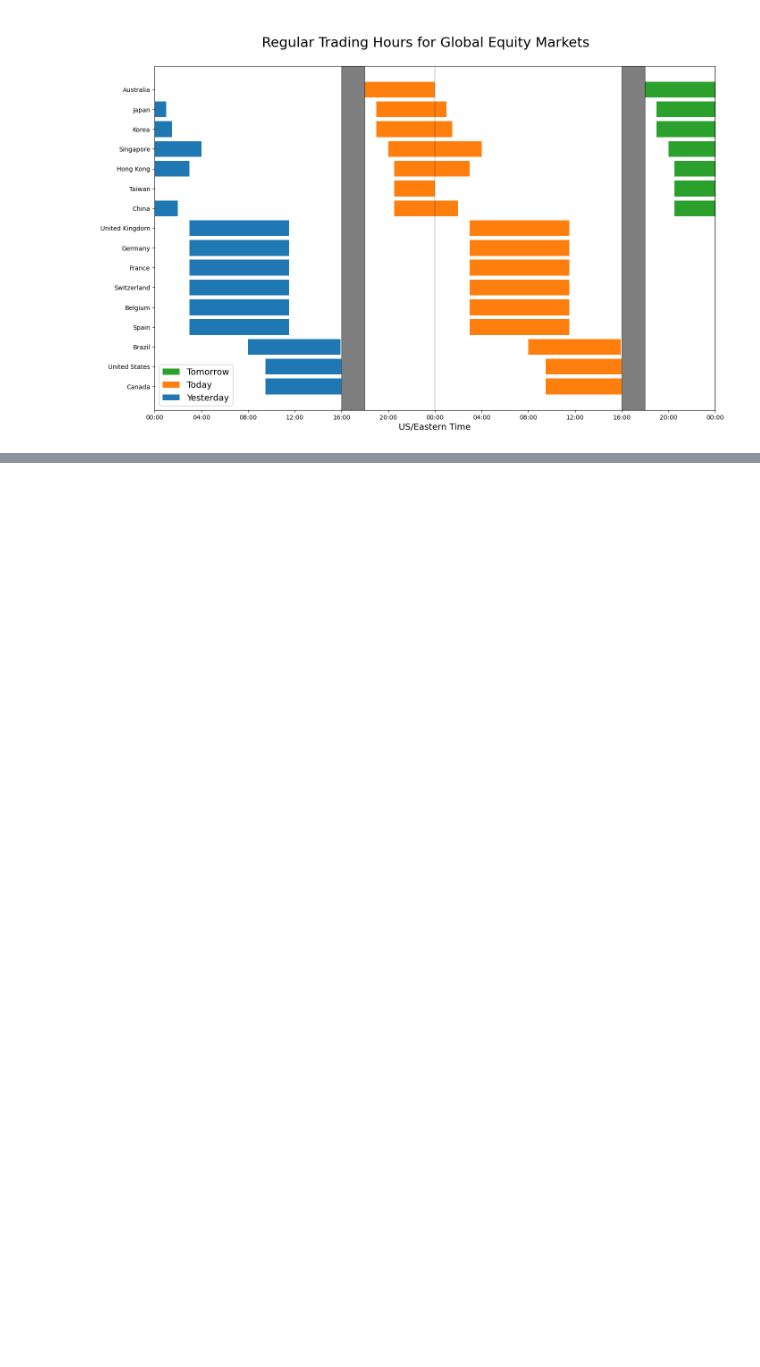
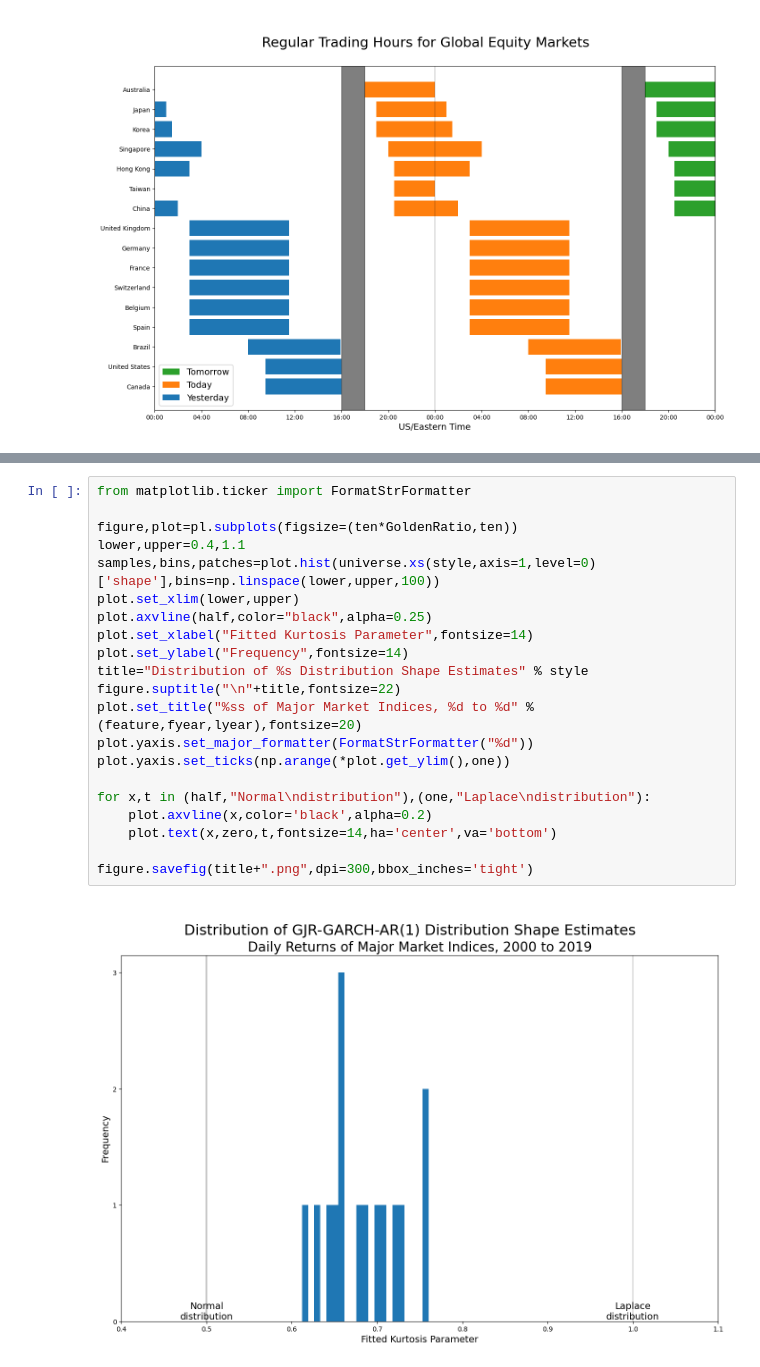
Before and after one commit to Farmhouse121/Wilmott-Articles, a Jupyter notebook: Other_Countries.ipynb, the cells around one changed output, grey strips where cells are left out. Drawn from its saved outputs; the diff is of its cells as text; blank space fills up the shorter version.

```diff
--- a/Other_Countries.ipynb
+++ b/Other_Countries.ipynb
@@ -386,2 +395,25 @@ display(xf)
+# %%
+from matplotlib.ticker import FormatStrFormatter
+
+figure,plot=pl.subplots(figsize=(ten*GoldenRatio,ten))
+lower,upper=0.4,1.1
+samples,bins,patches=plot.hist(universe.xs(style,axis=1,level=0)['shape'],bins=np.linspace(lower,upper,100))
+plot.set_xlim(lower,upper)
+plot.axvline(half,color="black",alpha=0.25)
+plot.set_xlabel("Fitted Kurtosis Parameter",fontsize=14)
+plot.set_ylabel("Frequency",fontsize=14)
+title="Distribution of %s Distribution Shape Estimates" % style
+figure.suptitle("\n"+title,fontsize=22)
+plot.set_title("%ss of Major Market Indices, %d to %d" % (feature,fyear,lyear),fontsize=20)
+plot.yaxis.set_major_formatter(FormatStrFormatter("%d"))
+plot.yaxis.set_ticks(np.arange(*plot.get_ylim(),one))
+
+for x,t in (half,"Normal\ndistribution"),(one,"Laplace\ndistribution"):
+    plot.axvline(x,color='black',alpha=0.2)
+    plot.text(x,zero,t,fontsize=14,ha='center',va='bottom')
+
+figure.savefig(title+".png",dpi=300,bbox_inches='tight')
+# %% [output]
+[figure, added]
 # %%
 figure,plot=pl.subplots(figsize=(ten*GoldenRatio,ten))
```
Also changed, not shown: parts of 8 cells of this notebook.
